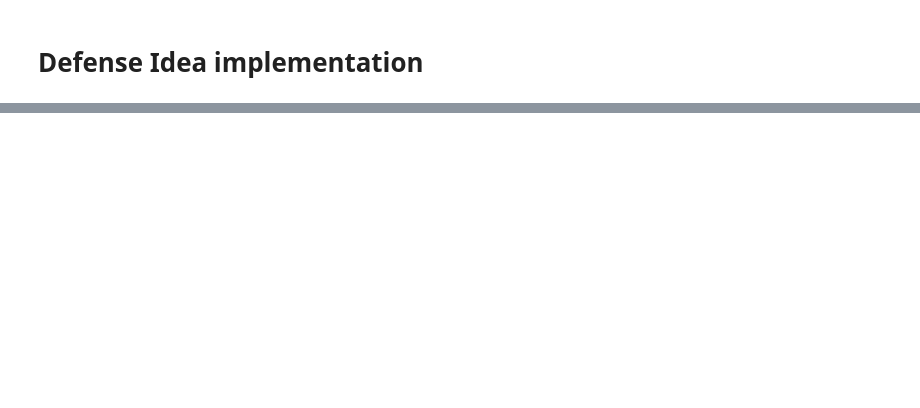
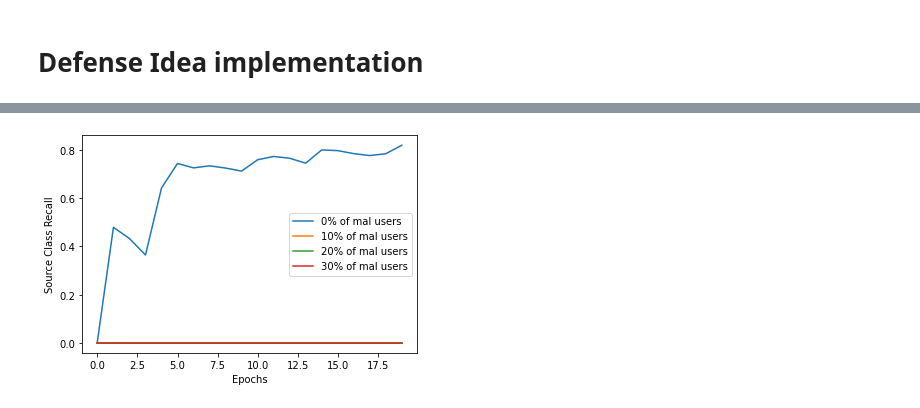
Before and after one commit to nikosgalanis/data-poisoning-defense-fl, a Jupyter notebook: Federated_Training/loss_defense.ipynb, the cells around one changed output, grey strips where cells are left out. Cells and saved outputs as stored; diff of their text form; code cells hidden in the pictures; blank space fills up the shorter version.

```diff
--- a/Federated_Training/loss_defense.ipynb
+++ b/Federated_Training/loss_defense.ipynb
@@ -397,0 +432,13 @@ print(clients_loss)
+# %%
+epochs = [x for x in range(0, n_train_epochs)]
+for cnt, model_cross in enumerate(class_recall):
+
+    plt.plot(epochs, model_cross, label=str(cnt * 10) + "% of mal users")
+
+plt.xlabel("Epochs")
+plt.ylabel("Source Class Recall")
+
+plt.legend()
+plt.show()
+# %% [output]
+[figure, added]
```
Also changed, not shown: parts of 21 cells of this notebook, 2 other files.
